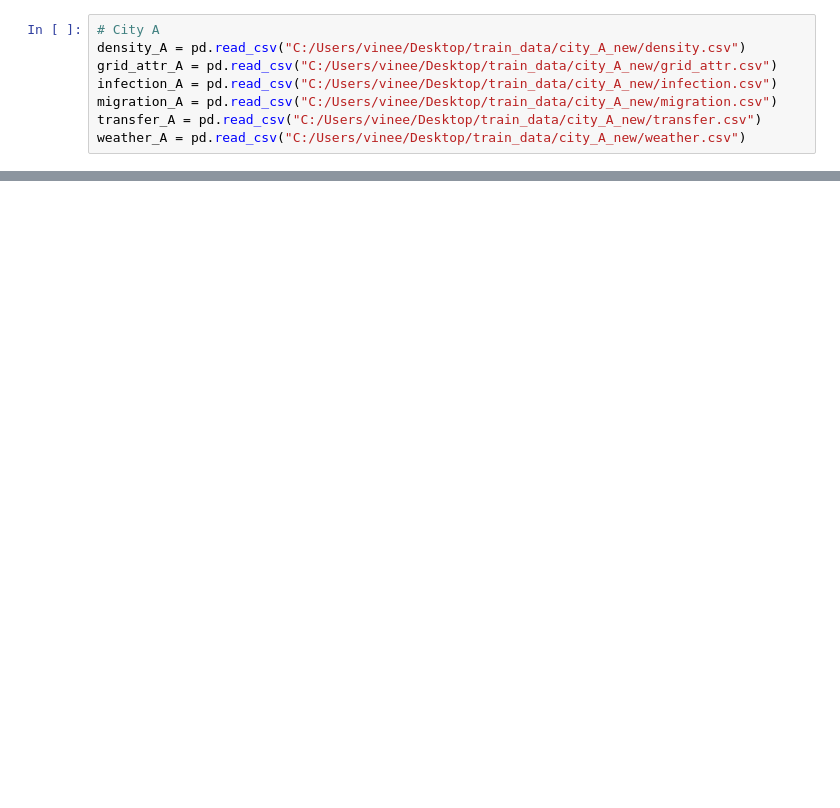
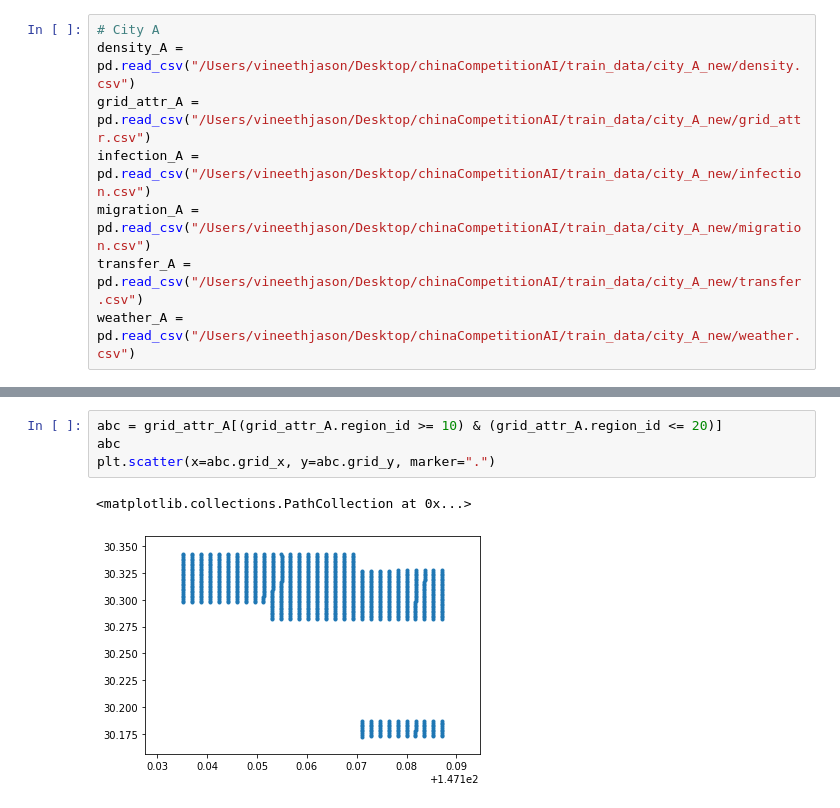
Before and after one commit to geo-json/chinaAIcompetition, a Jupyter notebook: chinaAIanalysis.ipynb, the cells around one changed output, grey strips where cells are left out. Cells and saved outputs as stored; diff of their text form; blank space fills up the shorter version.

```diff
--- a/chinaAIanalysis.ipynb
+++ b/chinaAIanalysis.ipynb
@@ -9,11 +11,11 @@ from sklearn.svm import SVR
 from sklearn.metrics import mean_absolute_error, mean_squared_error
 # %%
 # City A
-density_A = pd.read_csv("C:/Users/vinee/Desktop/train_data/city_A_new/density.csv")
-grid_attr_A = pd.read_csv("C:/Users/vinee/Desktop/train_data/city_A_new/grid_attr.csv")
-infection_A = pd.read_csv("C:/Users/vinee/Desktop/train_data/city_A_new/infection.csv")
-migration_A = pd.read_csv("C:/Users/vinee/Desktop/train_data/city_A_new/migration.csv")
-transfer_A = pd.read_csv("C:/Users/vinee/Desktop/train_data/city_A_new/transfer.csv")
-weather_A = pd.read_csv("C:/Users/vinee/Desktop/train_data/city_A_new/weather.csv")
+density_A = pd.read_csv("/Users/vineethjason/Desktop/chinaCompetitionAI/train_data/city_A_new/density.csv")
+grid_attr_A = pd.read_csv("/Users/vineethjason/Desktop/chinaCompetitionAI/train_data/city_A_new/grid_attr.csv")
+infection_A = pd.read_csv("/Users/vineethjason/Desktop/chinaCompetitionAI/train_data/city_A_new/infection.csv")
+migration_A = pd.read_csv("/Users/vineethjason/Desktop/chinaCompetitionAI/train_data/city_A_new/migration.csv")
+transfer_A = pd.read_csv("/Users/vineethjason/Desktop/chinaCompetitionAI/train_data/city_A_new/transfer.csv")
+weather_A = pd.read_csv("/Users/vineethjason/Desktop/chinaCompetitionAI/train_data/city_A_new/weather.csv")
 # %%
 # City B
@@ -49,0 +124,7 @@ weather_E = pd.read_csv("C:/Users/vinee/Desktop/train_data/city_E_new/weather.cs
+# %%
+abc = grid_attr_A[(grid_attr_A.region_id >= 10) & (grid_attr_A.region_id <= 20)]
+abc
+plt.scatter(x=abc.grid_x, y=abc.grid_y, marker=".")
+# %% [output]
+<matplotlib.collections.PathCollection at 0x...>
+[figure, added]
```
Also changed, not shown: parts of 26 cells of this notebook.
